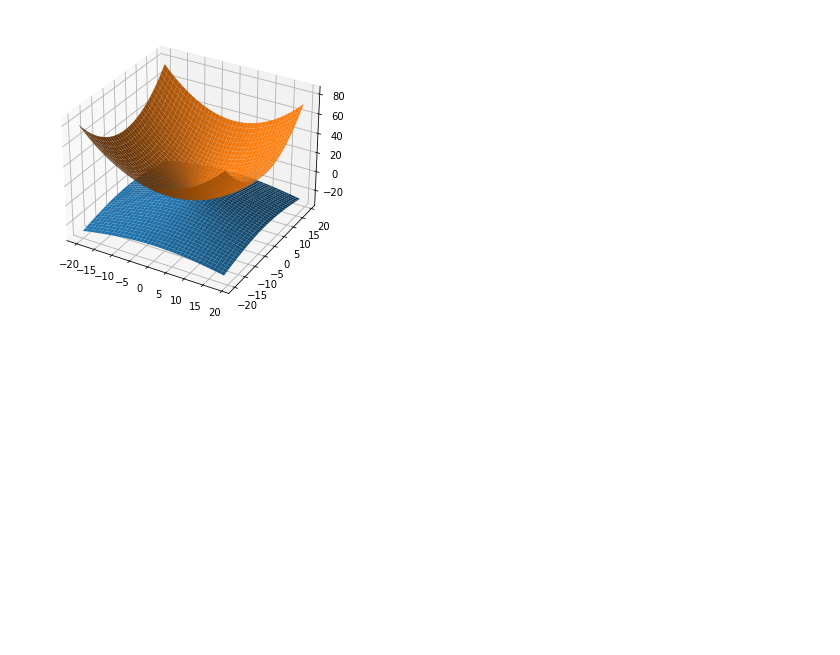
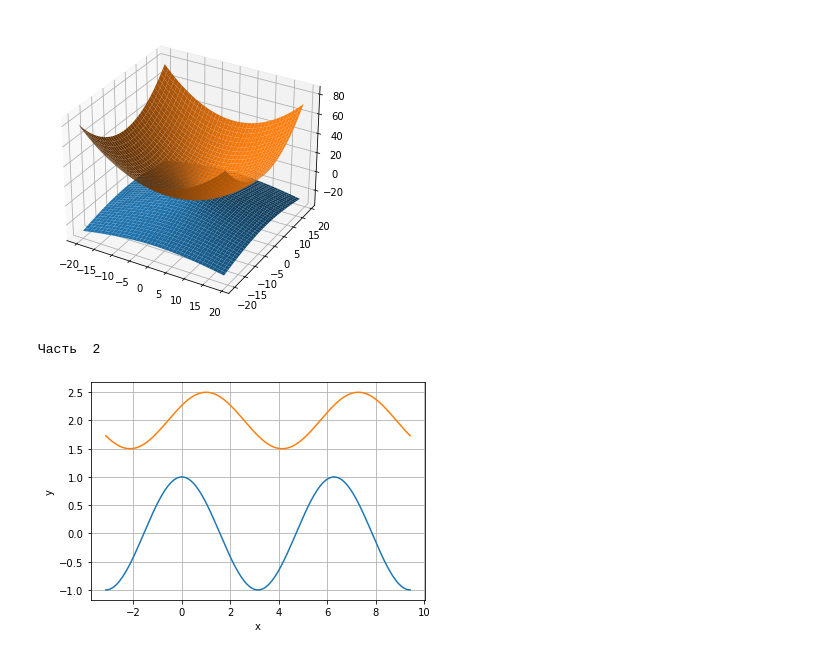
Before and after one commit to condor949/intro-data-analysis, a Jupyter notebook: hw3.ipynb, the cells around one changed output. Drawn from its saved outputs; the diff is of its cells as text; code cells hidden in the pictures; blank space fills up the shorter version.

```diff
--- a/hw3.ipynb
+++ b/hw3.ipynb
@@ -217,3 +218,19 @@ ax.scatter(0,0,0,'z',50,'red')
 show()
 # %% [output]
 [figure]
+# %%
+print("Часть  2")
+k = .5
+a = 1
+b = 2
+x = np.linspace(-np.pi, 3*np.pi, 201)
+plt.plot(x,np.cos(x))
+plt.plot(x,k*np.cos(x-a)+b)
+plt.xlabel('x')
+plt.ylabel('y')
+plt.axis('tight')
+plt.grid(True)
+plt.show()
+# %% [output]
+Часть  2
+[figure, added]
```
Also changed, not shown: parts of 10 cells of this notebook.
